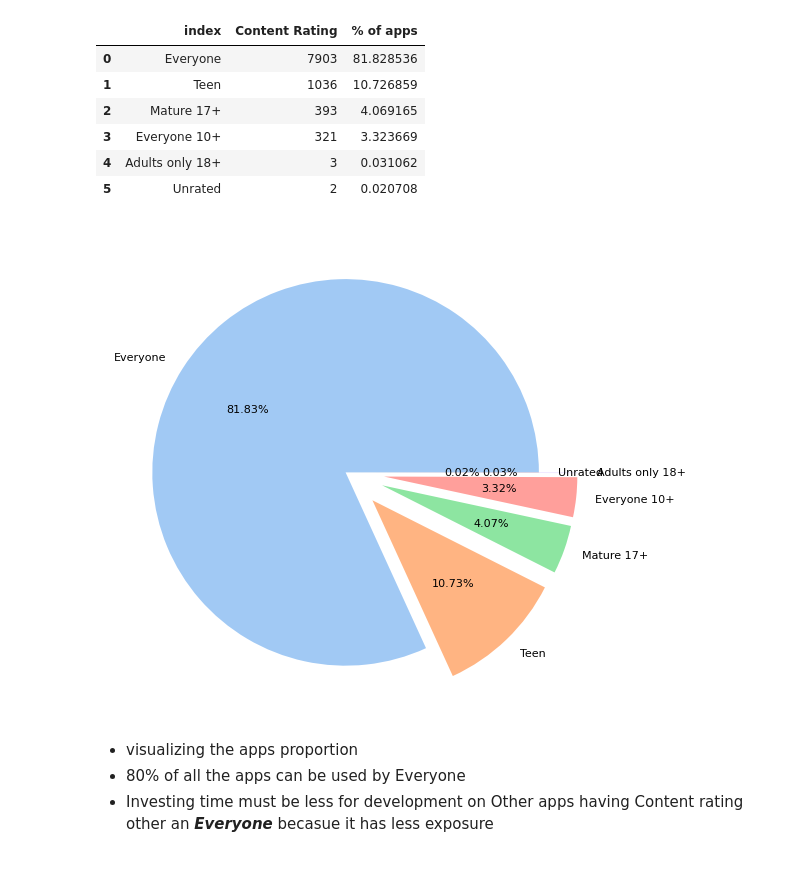
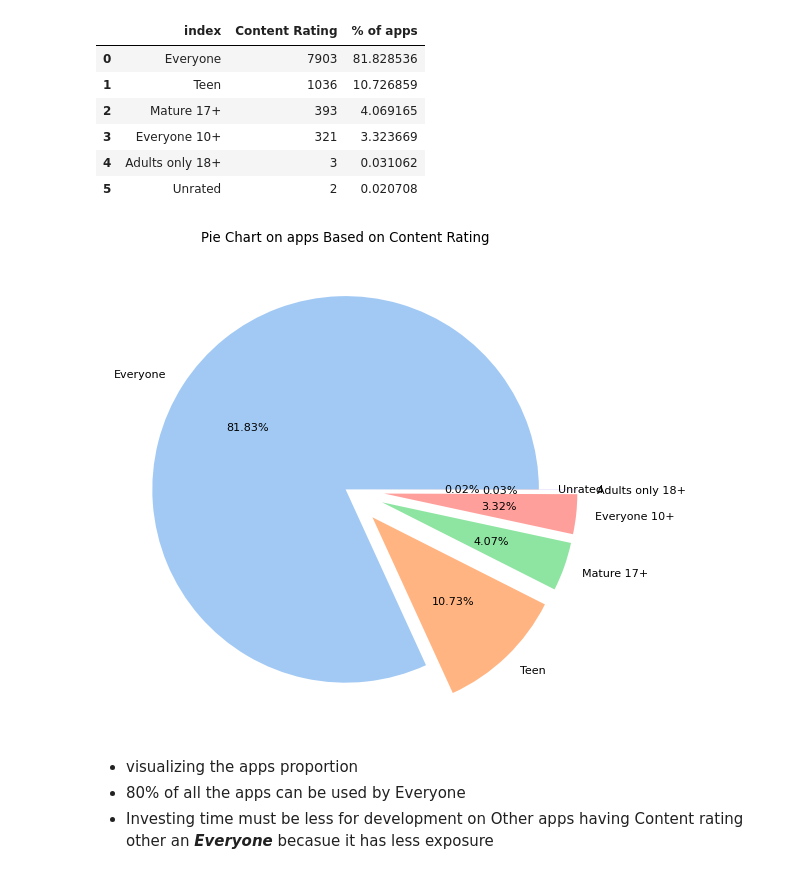
Before and after one commit to MIlanJP/project-eda, a Jupyter notebook: Play Store App Review Analysis - Capstone Project.ipynb, the cells around one changed output. Cells and saved outputs as stored; diff of their text form; code cells hidden in the pictures.

```diff
--- a/Play Store App Review Analysis - Capstone Project.ipynb
+++ b/Play Store App Review Analysis - Capstone Project.ipynb
@@ -1390,13 +1512,19 @@ data_for_pie
 | 4 | Adults only 18+ | 3 | 0.031062 |
 | 5 | Unrated | 2 | 0.020708 |
 # %%
+# setting the size of the figure
 plt.figure(figsize=(12,8),dpi=80)
+# storing colors in array
 colors = sns.color_palette('pastel')[0:data_for_pie.shape[0]]
+# Assigning title
+plt.title('Pie Chart on apps Based on Content Rating')
+# Array used for explode argument in pie chart
 explode=[0,0.2,0.2,0.2,0.2,0]
+# Visualizing pieplot to calculate the propertion of Content Rating
 plt.pie(data_for_pie["Content Rating"],labels=data_for_pie["index"],explode=explode,colors=colors,autopct='%.2f%%')
 plt.show()
 # %% [output]
-[figure, old version]
+[figure, new version]
 # %% [markdown]
  - visualizing the apps proportion
   - 80% of all the apps can be used by Everyone
```
Also changed, not shown: parts of 216 cells of this notebook, 7 other files.
